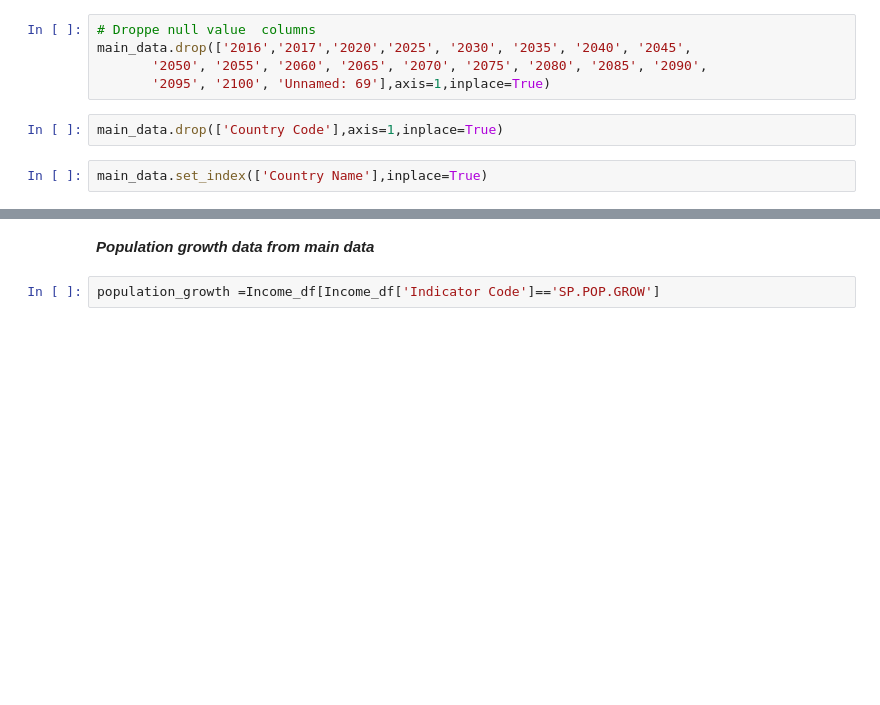
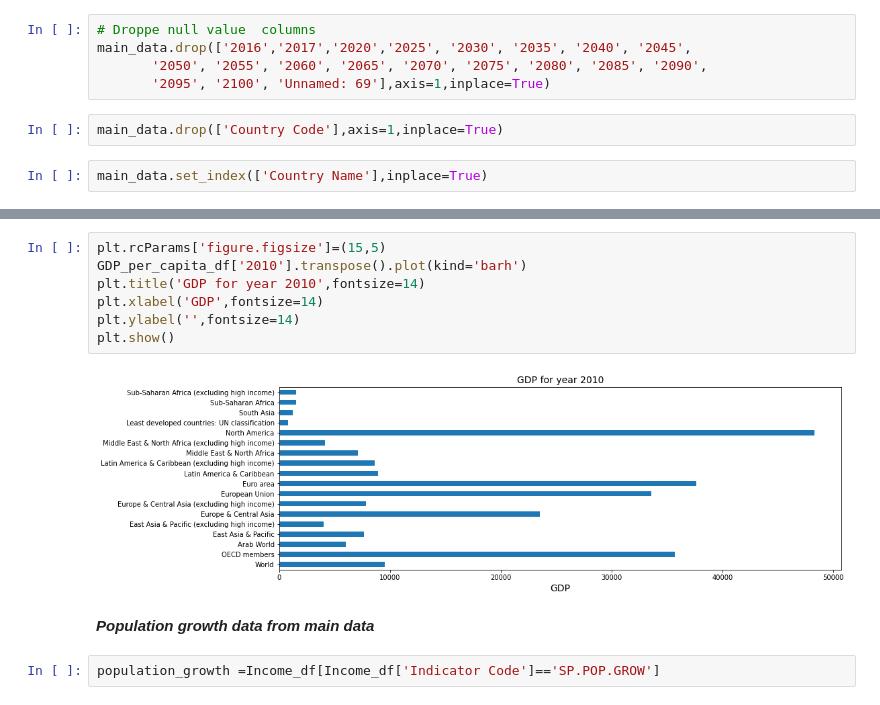
Before and after one commit to piyush02nir/World_Bank_Global_Education, a Jupyter notebook: World_Bank_Global_Education_Analysis_Self_Capstone_Project.ipynb, the cells around one changed output, grey strips where cells are left out. Drawn from its saved outputs; the diff is of its cells as text; blank space fills up the shorter version.

```diff
--- a/World_Bank_Global_Education_Analysis_Self_Capstone_Project.ipynb
+++ b/World_Bank_Global_Education_Analysis_Self_Capstone_Project.ipynb
@@ -42,3 +74,12 @@ Region_df=main_data.loc[['World','Arab World','East Asia & Pacific','East Asia &
+# %%
+plt.rcParams['figure.figsize']=(15,5)
+GDP_per_capita_df['2010'].transpose().plot(kind='barh')
+plt.title('GDP for year 2010',fontsize=14)
+plt.xlabel('GDP',fontsize=14)
+plt.ylabel('',fontsize=14)
+plt.show()
+# %% [output]
+[figure, added]
 # %% [markdown]
 *****Population growth data from main data*****
 # %%
```
Also changed, not shown: parts of 20 cells of this notebook.
